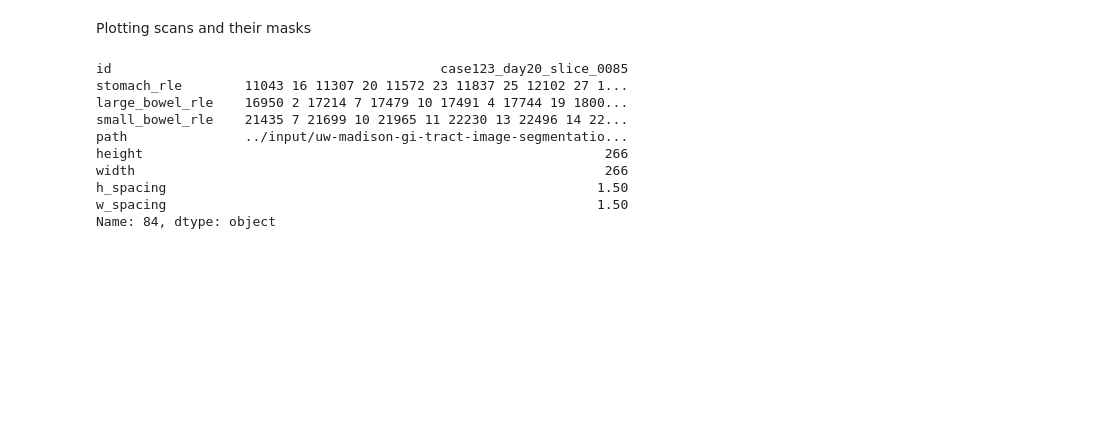
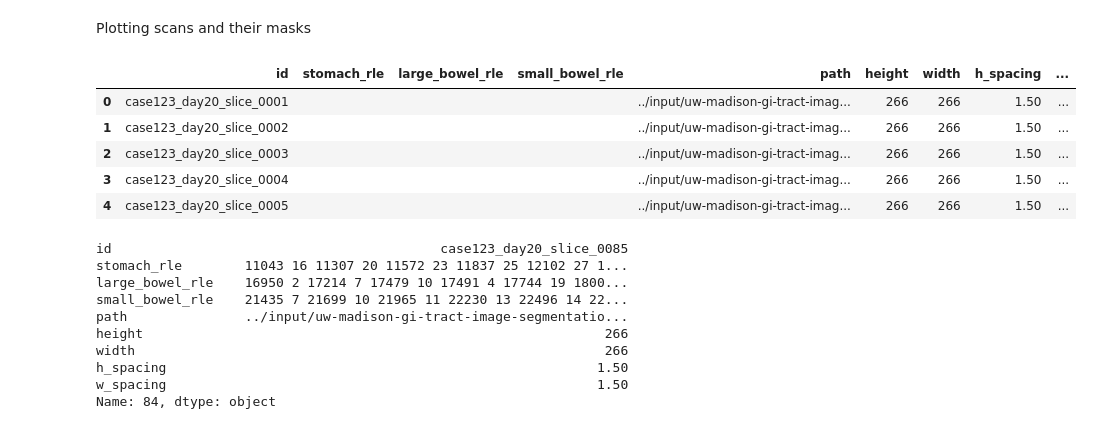
Before and after one commit to pri1311/UWM-GI-Tract-Image-Segmentation, a Jupyter notebook: getting-started-understanding-data.ipynb, the cells around one changed output. Cells and saved outputs as stored; diff of their text form; code cells hidden in the pictures; blank space fills up the shorter version.

```diff
--- a/getting-started-understanding-data.ipynb
+++ b/getting-started-understanding-data.ipynb
@@ -270,13 +278,9 @@ for i, id in enumerate(unique_ids):
     idx = train_data[train_data.id == id]
     for index, row in idx.iterrows():
         rle = row['segmentation']
-        if rle == np.nan:
-            print('hello')
         if row['class'] == 'stomach':
-            df.at[i,'stomach_rle'] = rle if rle != None else ''
+            df.at[i,'stomach_rle'] = rle
         elif row['class'] == 'large_bowel':
-            df.at[i,'large_bowel_rle'] = rle if rle != None else ''
+            df.at[i,'large_bowel_rle'] = rle
         elif row['class'] == 'small_bowel':
-            df.at[i,'small_bowel_rle'] = rle if rle != None else ''
-        print(df.iloc[i])
-    break
+            df.at[i,'small_bowel_rle'] = rle
@@ -468,6 +461,15 @@ memory usage: 2.9+ MB
 Plotting scans and their masks
 # %%
 new_df = new_df.fillna('')
+# %%
+new_df.head()
+# %% [output]
+|  | id | stomach_rle | large_bowel_rle | small_bowel_rle | path | height | width | h_spacing | ... |
+| 0 | case123_day20_slice_0001 |  |  |  | ../input/uw-madison-gi-tract-imag... | 266 | 266 | 1.50 | ... |
+| 1 | case123_day20_slice_0002 |  |  |  | ../input/uw-madison-gi-tract-imag... | 266 | 266 | 1.50 | ... |
+| 2 | case123_day20_slice_0003 |  |  |  | ../input/uw-madison-gi-tract-imag... | 266 | 266 | 1.50 | ... |
+| 3 | case123_day20_slice_0004 |  |  |  | ../input/uw-madison-gi-tract-imag... | 266 | 266 | 1.50 | ... |
+| 4 | case123_day20_slice_0005 |  |  |  | ../input/uw-madison-gi-tract-imag... | 266 | 266 | 1.50 | ... |
 # %%
 for idx, row in new_df[new_df['stomach_rle'] != ''].iloc[20:21,:].iterrows():
     fig, axis = plt.subplots(1,4)
```
Also changed, not shown: parts of 15 cells of this notebook.
